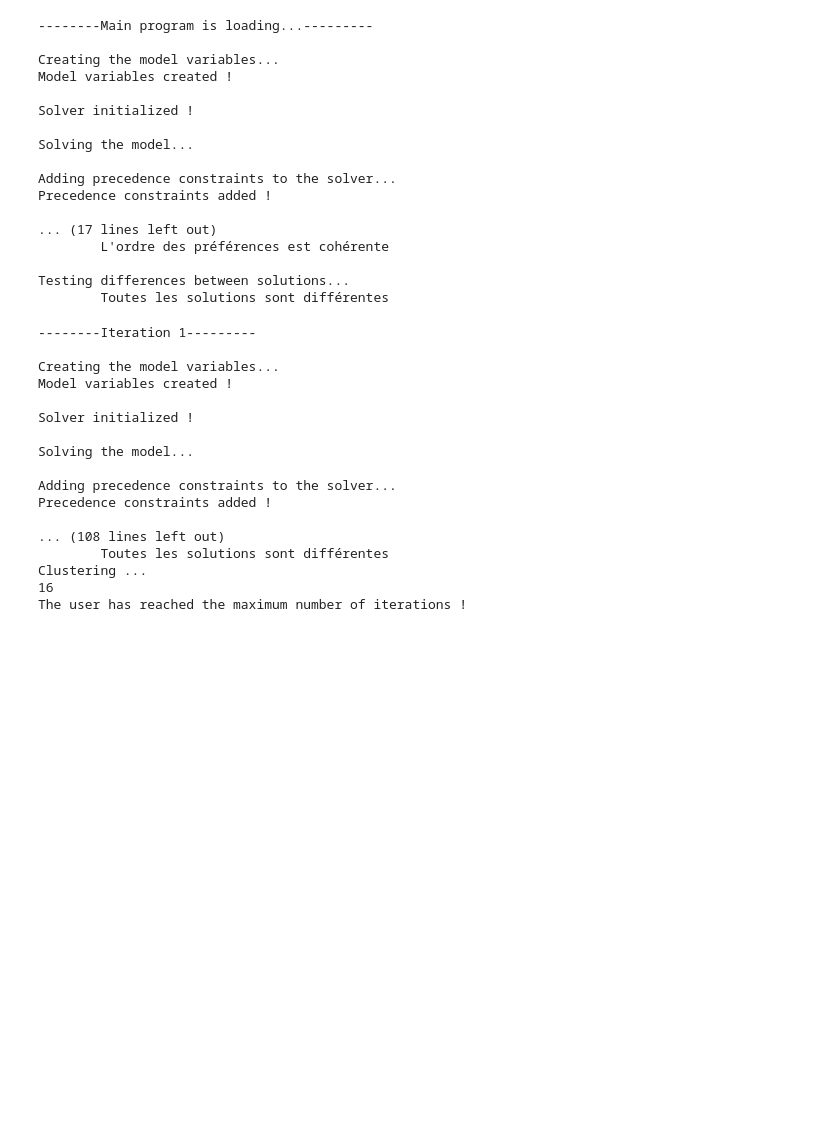
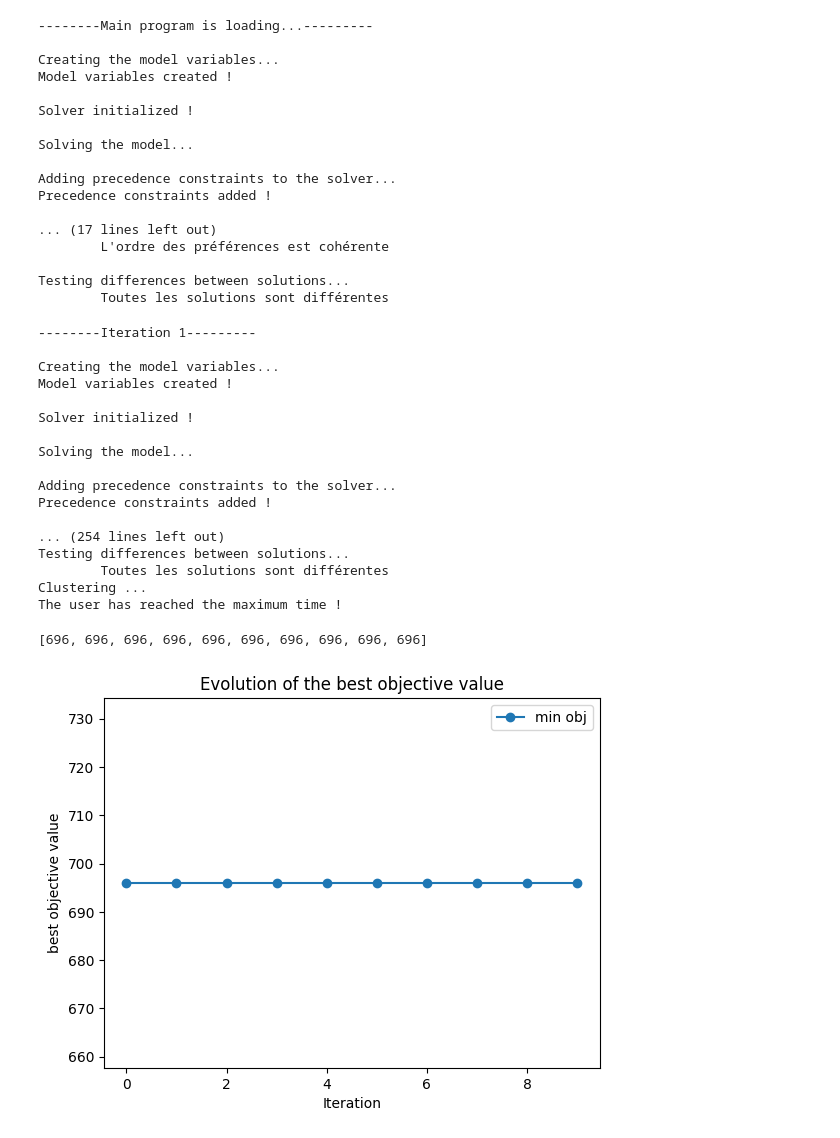
Before and after one commit to BryanBradfo/laas-mission, a Jupyter notebook: MainProgram_iteration.ipynb, the cells around one changed output. Drawn from its saved outputs; the diff is of its cells as text; code cells hidden in the pictures; blank space fills up the shorter version.

Commit message:
Try to solve the pb of the min objective value

```diff
--- a/MainProgram_iteration.ipynb
+++ b/MainProgram_iteration.ipynb
@@ -26,8 +26,8 @@ display_sol = False
 display_start = False
 display_matrix = False
 
-tps_max = 100
-it_max = 5
+tps_max = 400
+it_max = 50
 it = 1
 k_k = 10
 # %%
@@ -73,7 +73,8 @@ print("User created !")
 #Get the variables of the model
 variables = solver.get_variables()
 
-list_indice, list_equal, list_obj, pref = fm.user_preferences(msol, user, nb_layers, optimalval)
+list_indice, list_obj, pref, list_layers, list_equal = fm.user_preferences(msol, user, nb_layers, optimalval)
+
 
 # Vector of the start time of each task of each preference
 starts = user.start_pref(n, m, variables, display_start)
@@ -134,6 +113,7 @@ import clustering as cl
 
 it = 1
 tps = runtime
+list_min_obj = [min(list_obj)]
 
 criterion = (tps < tps_max) and (it < it_max)
 
@@ -168,7 +148,9 @@ while criterion :
 
 # ---------------- Interaction with the user
 
-    list_indice, list_equal, list_obj, pref = fm.user_preferences(msol, user, nb_layers, optimalval)
+    list_indice, list_obj, pref, list_layers, list_equal = fm.user_preferences(msol, user, nb_layers, optimalval)
+
+    list_min_obj.append(min(list_obj))
 
     # Vector of the start time of each task of each preference
     starts = user.start_pref(n, m, variables, display_start)
@@ -181,14 +163,14 @@ while criterion :
 
 
 #------------------ Layers creation
+
     layers = cl.create_layers(list_equal, matrix)
-    # print(layers)
-    print(len(layers))
 
 
 #------------------Définition du nombre de clusters par layer
     nb_clusters = fm.choose_best_clusters(layers)
 
+    default_value_rayon = 5     # should be a parameter
 
     for l in range(len(layers)):
         data = layers[l]
@@ -197,7 +179,7 @@ while criterion :
         # print("-------------- Layer", l, "-----------------")
 
         if(len(data)==1):
-            solver.add_constraint(manhattan_distance(data[0], [ model.start_of(variables[i//m][i%m]) for i in range(n*m)]) >= 3 + l)
+            solver.add_constraint(fm.manhattan_distance(data[0], [ model.start_of(variables[i//m][i%m]) for i in range(n*m)]) >= default_value_rayon + l)
             continue
         else :
             k, avg, labels = fm.average_computation(data, k)
@@ -206,7 +188,11 @@ while criterion :
 
             #ajout de contraintes, les solutions doivent etre distantes des centres de clusters, en chaque layer , d'une distance supérieure à 3
             for i in range(k):
-                solver.add_constraint(manhattan_distance(the_ones[i],[ model.start_of(variables[i//m][i%m]) for i in range(n*m)]) >=3)
+                sol_cluster=[]
+                for j in range(len(data)):
+                    if labels[j]==i:
+                        sol_cluster.append(data[j])
+                solver.add_constraint(fm.manhattan_distance(the_ones[i],[ model.start_of(variables[i//m][i%m]) for i in range(n*m)]) >=  fm.rayon_cluster(the_ones[i], sol_cluster) + l)
 
 
 #------------------ Condition d'arrêt ------------------
@@ -229,8 +215,20 @@ Solving the model...
 Adding precedence constraints to the solver...
 Precedence constraints added !
 
-... (108 lines left out)
+... (254 lines left out)
+Testing differences between solutions...
         Toutes les solutions sont différentes
 Clustering ...
-16
-The user has reached the maximum number of iterations !
+The user has reached the maximum time !
+# %%
+import matplotlib.pyplot as plt
+print(list_min_obj)
+plt.plot([i for i in range(it)], list_min_obj, label='min obj', marker='o')
+plt.xlabel("Iteration")
+plt.ylabel("best objective value")
+plt.title("Evolution of the best objective value")
+plt.legend()
+plt.show()
+# %% [output]
+[696, 696, 696, 696, 696, 696, 696, 696, 696, 696]
+[figure, added]
```
Also changed, not shown: parts of 1 cell of this notebook, 4 other files.
